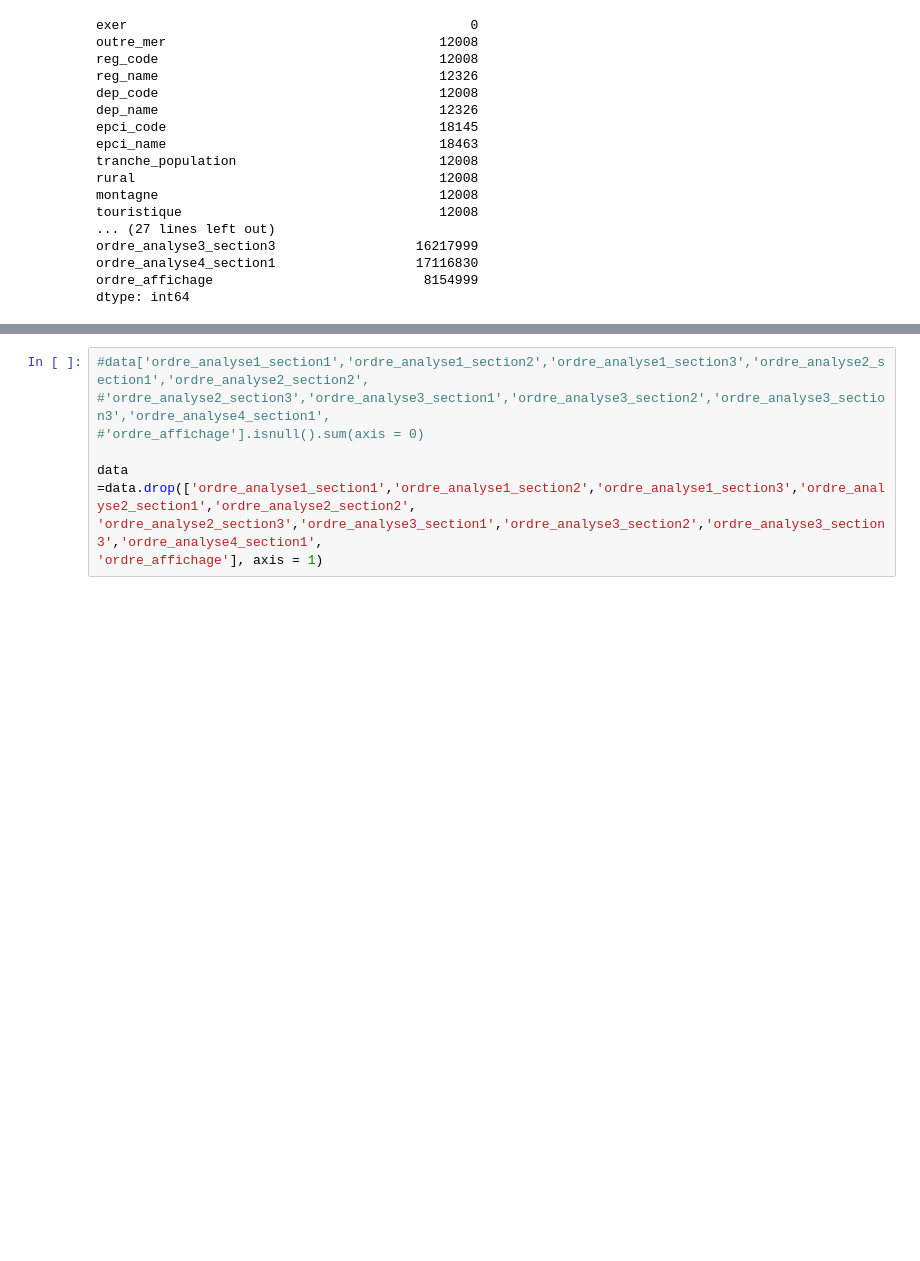
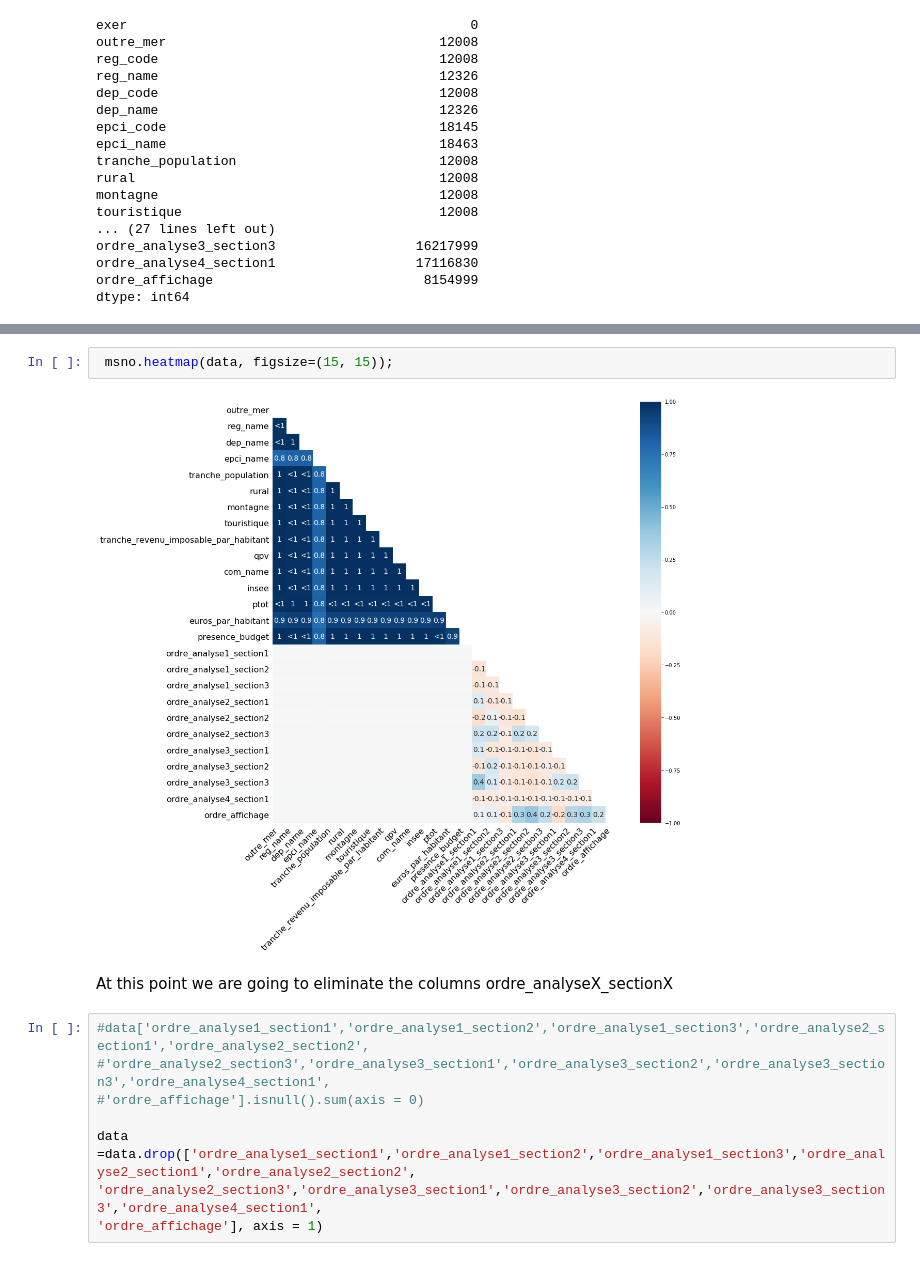
Before and after one commit to Cristina2017/Analysis-comptes-des-communes, a Jupyter notebook: notebooks/comptes des communes.ipynb, the cells around one changed output, grey strips where cells are left out. Drawn from its saved outputs; the diff is of its cells as text; blank space fills up the shorter version.

```diff
--- a/notebooks/comptes des communes.ipynb
+++ b/notebooks/comptes des communes.ipynb
@@ -104,3 +128,9 @@ In a first study we are going to eliminate as well all the columns ordre_analyse
+# %%
+ msno.heatmap(data, figsize=(15, 15));
+# %% [output]
+[figure, added]
+# %% [markdown]
+At this point we are going to eliminate the columns ordre_analyseX_sectionX
 # %%
 #data['ordre_analyse1_section1','ordre_analyse1_section2','ordre_analyse1_section3','ordre_analyse2_section1','ordre_analyse2_section2',
 #'ordre_analyse2_section3','ordre_analyse3_section1','ordre_analyse3_section2','ordre_analyse3_section3','ordre_analyse4_section1',
```
Also changed, not shown: parts of 43 cells of this notebook.
